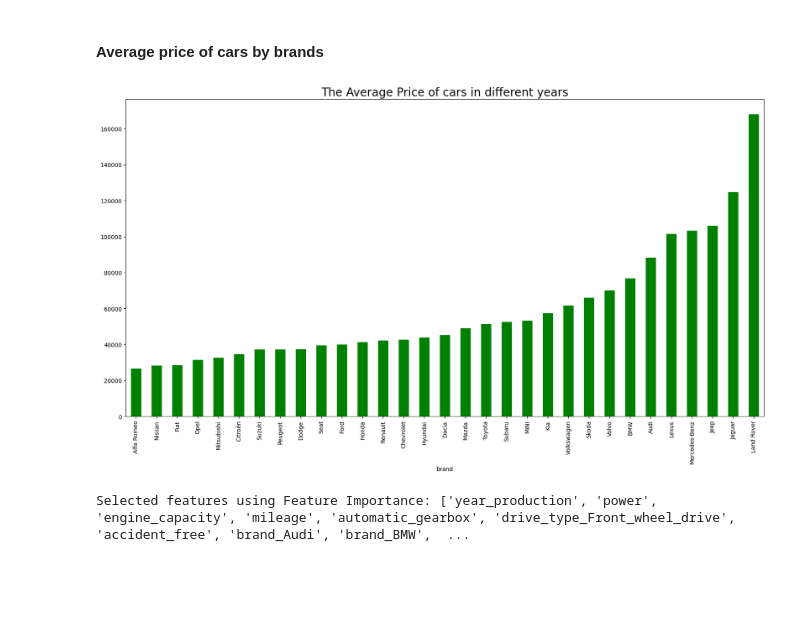
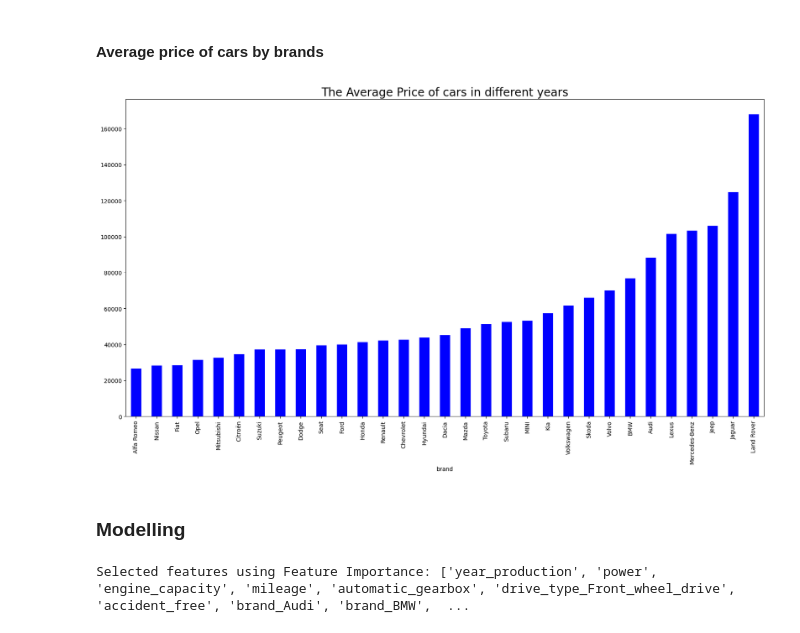
Before and after one commit to KarolinaSolarska/Predictive-Analytics-for-Car-Pricing, a Jupyter notebook: 5_Bottomup.ipynb, the cells around one changed output. Saved outputs shown, nothing was run; the diff lists cells and outputs as text; code cells hidden in the pictures; blank space fills up the shorter version.

```diff
--- a/5_Bottomup.ipynb
+++ b/5_Bottomup.ipynb
@@ -96,11 +100,13 @@ plt.show()
 #### Average price of cars by brands
 # %%
 plt.figure(figsize=(20, 10))
-df_charts.groupby('brand')['price'].mean().sort_values().plot(kind='bar', color='g')
+df_charts.groupby('brand')['price'].mean().sort_values().plot(kind='bar', color='b')
 plt.title("The Average Price of cars in different years", fontsize=20)
 plt.show()
 # %% [output]
-[figure, old version]
+[figure, new version]
+# %% [markdown]
+### Modelling
 # %%
 df_train, df_test = train_test_split(df, test_size=0.3, random_state=12)
 # %%
```
Also changed, not shown: parts of 2 cells of this notebook.
